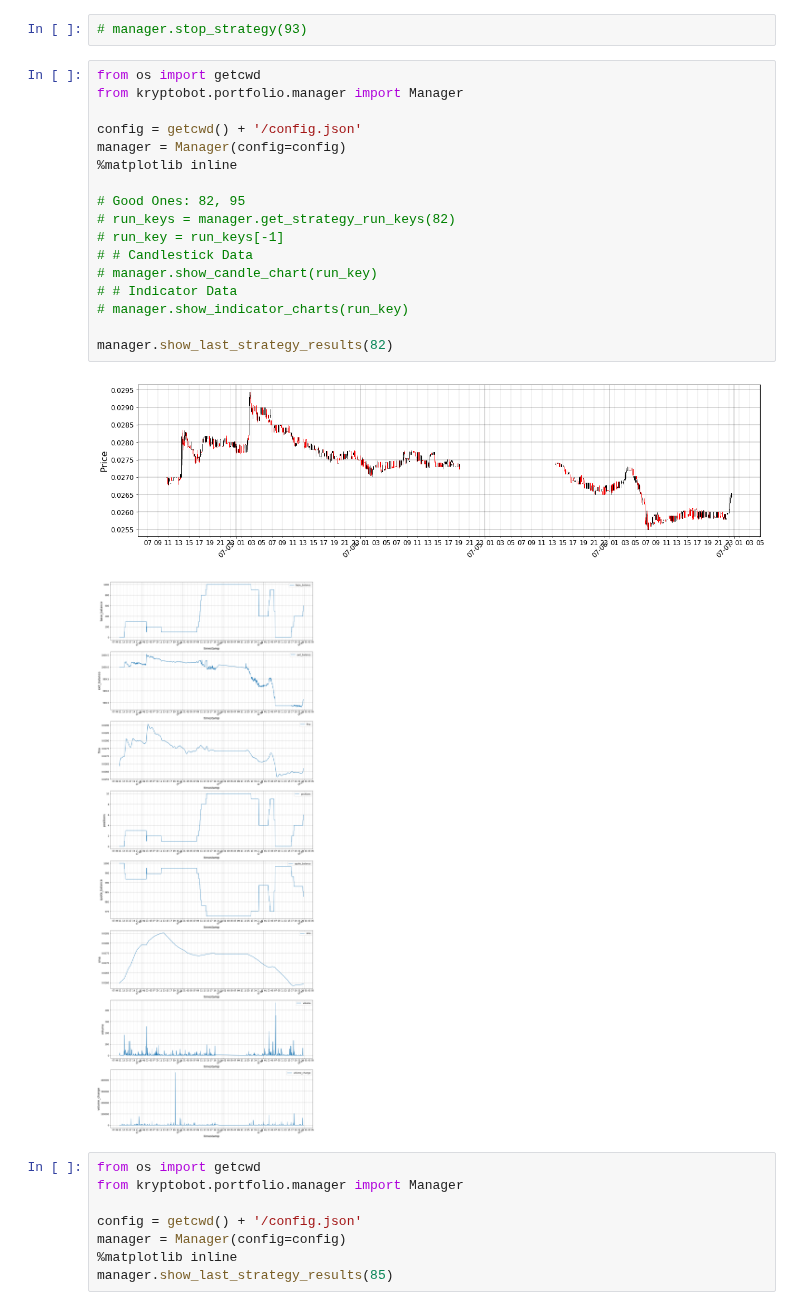
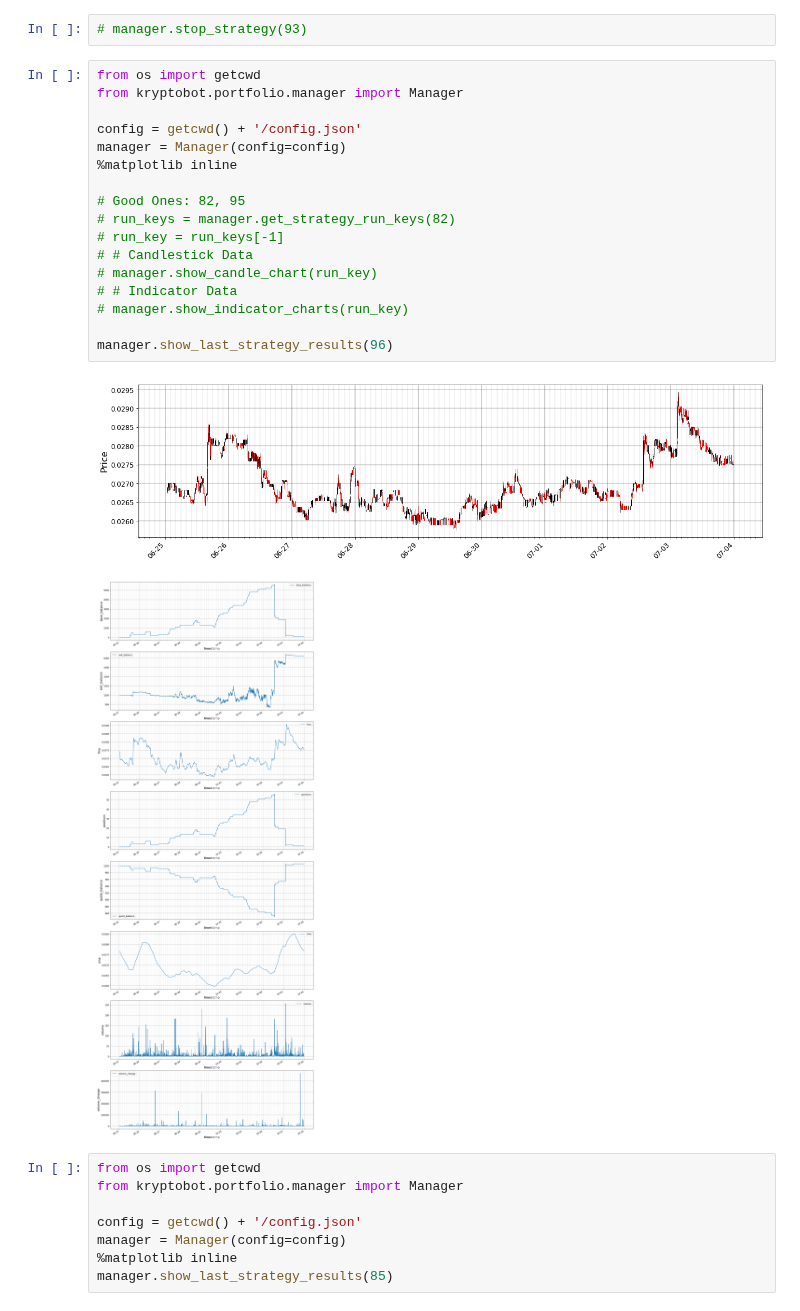
Before and after one commit to eristoddle/KryptoBot, a Jupyter notebook: notebooks/t2_strategies.ipynb, the cells around one changed output. Drawn from its saved outputs; the diff is of its cells as text.

```diff
--- a/notebooks/t2_strategies.ipynb
+++ b/notebooks/t2_strategies.ipynb
@@ -124,23 +124,23 @@ print(details)
 # %%
 from os import getcwd
 from kryptobot.portfolio.manager import Manager
 
 config = getcwd() + '/config.json'
 manager = Manager(config=config)
 %matplotlib inline
 
 # Good Ones: 82, 95
 # run_keys = manager.get_strategy_run_keys(82)
 # run_key = run_keys[-1]
 # # Candlestick Data
 # manager.show_candle_chart(run_key)
 # # Indicator Data
 # manager.show_indicator_charts(run_key)
 
-manager.show_last_strategy_results(82)
+manager.show_last_strategy_results(96)
 # %% [output]
-[figure, old version]
+[figure, new version]
-[figure, old version]
+[figure, new version]
 # %%
 from os import getcwd
 from kryptobot.portfolio.manager import Manager
```
Also changed, not shown: parts of 1 cell of this notebook, 3 other files.
